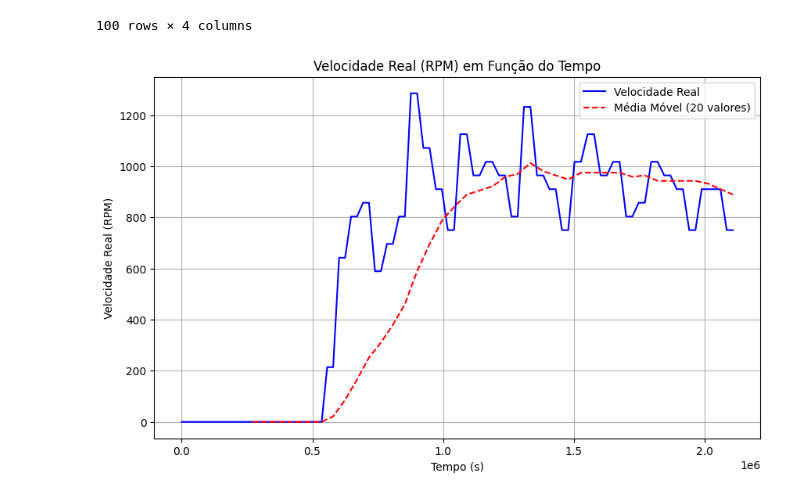
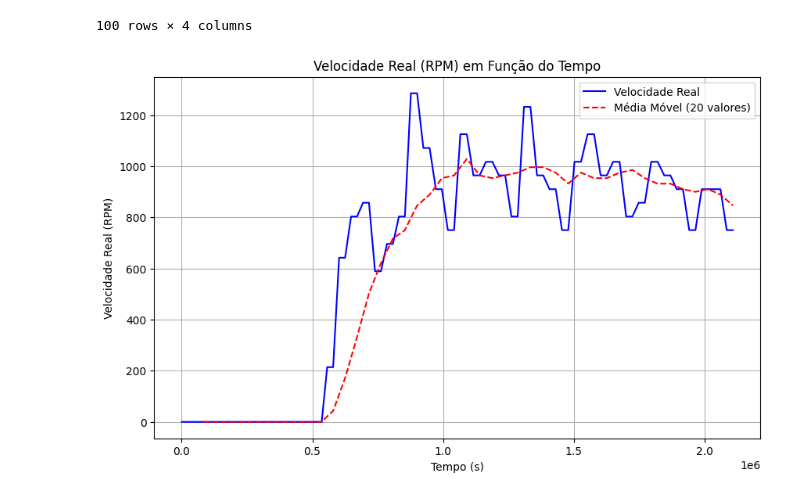
Before and after one commit to sophiawerneck/Lab_Controle, a Jupyter notebook: Trabalho_1/graficos.ipynb, the cells around one changed output. Cells and saved outputs as stored; diff of their text form; code cells hidden in the pictures.

```diff
--- a/Trabalho_1/graficos.ipynb
+++ b/Trabalho_1/graficos.ipynb
@@ -21,24 +21,24 @@ display(df)
 # %%
 import matplotlib.pyplot as plt
 
 # Calcular a média móvel de 10 valores
-df['Vel_Real_Media'] = df['Vel_Real'].rolling(window=20).mean()
+df['Vel_Real_Media'] = df['Vel_Real'].rolling(window=10).mean()
 
 # Criar o gráfico
 plt.figure(figsize=(10, 6))  # Tamanho da figura
 plt.plot(df['Tempo_µs'], df['Vel_Real'], label='Velocidade Real', color='b')  # Gráfico original
 plt.plot(df['Tempo_µs'], df['Vel_Real_Media'], label='Média Móvel (20 valores)', color='r', linestyle='--')  # Gráfico da média móvel
 
 # Adicionar título e rótulos aos eixos
 plt.title('Velocidade Real (RPM) em Função do Tempo')
 plt.xlabel('Tempo (s)')
 plt.ylabel('Velocidade Real (RPM)')
 
 # Mostrar a legenda
 plt.legend()
 
 # Mostrar o gráfico
 plt.grid(True)  # Adicionar uma grade ao gráfico
 plt.show()
 # %% [output]
-[figure, old version]
+[figure, new version]
```
Also changed, not shown: parts of 2 cells of this notebook.
